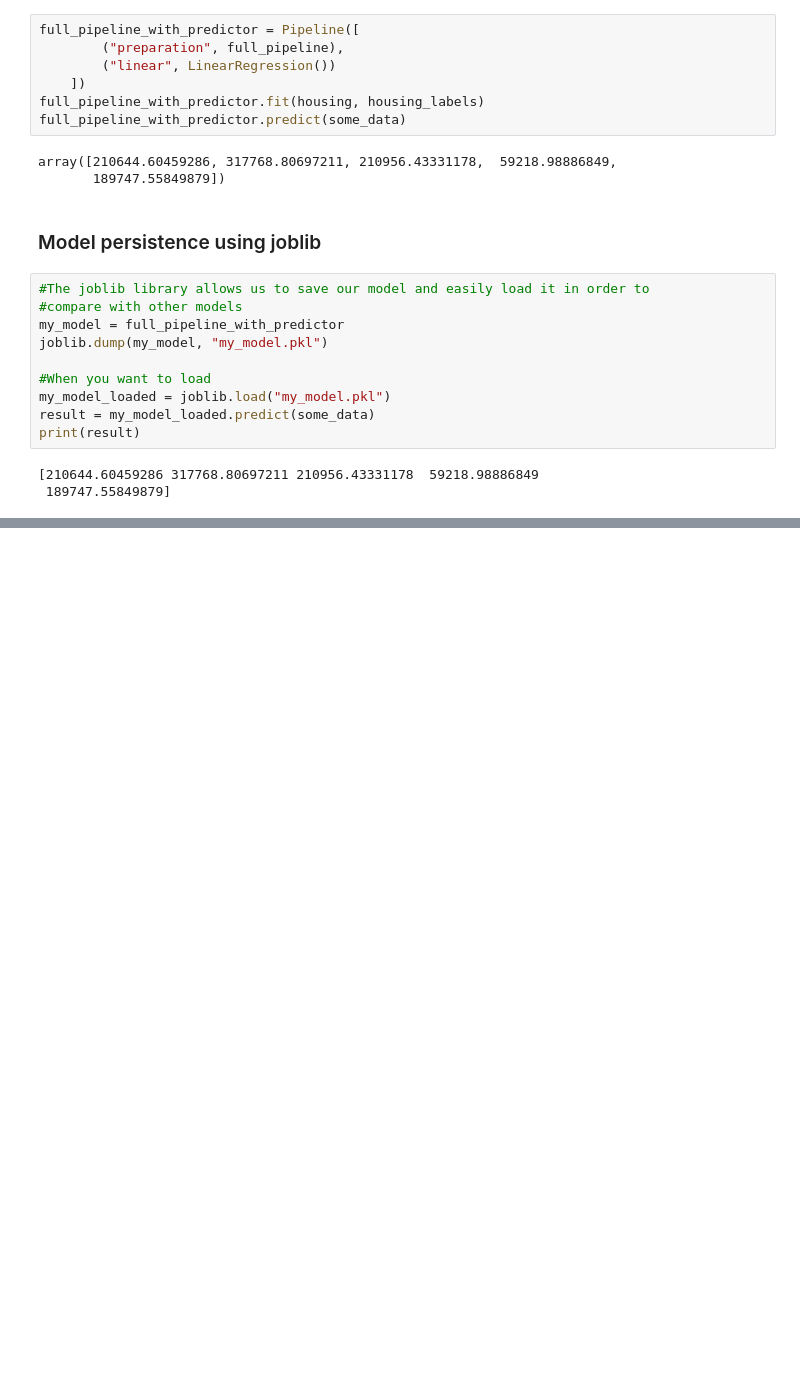
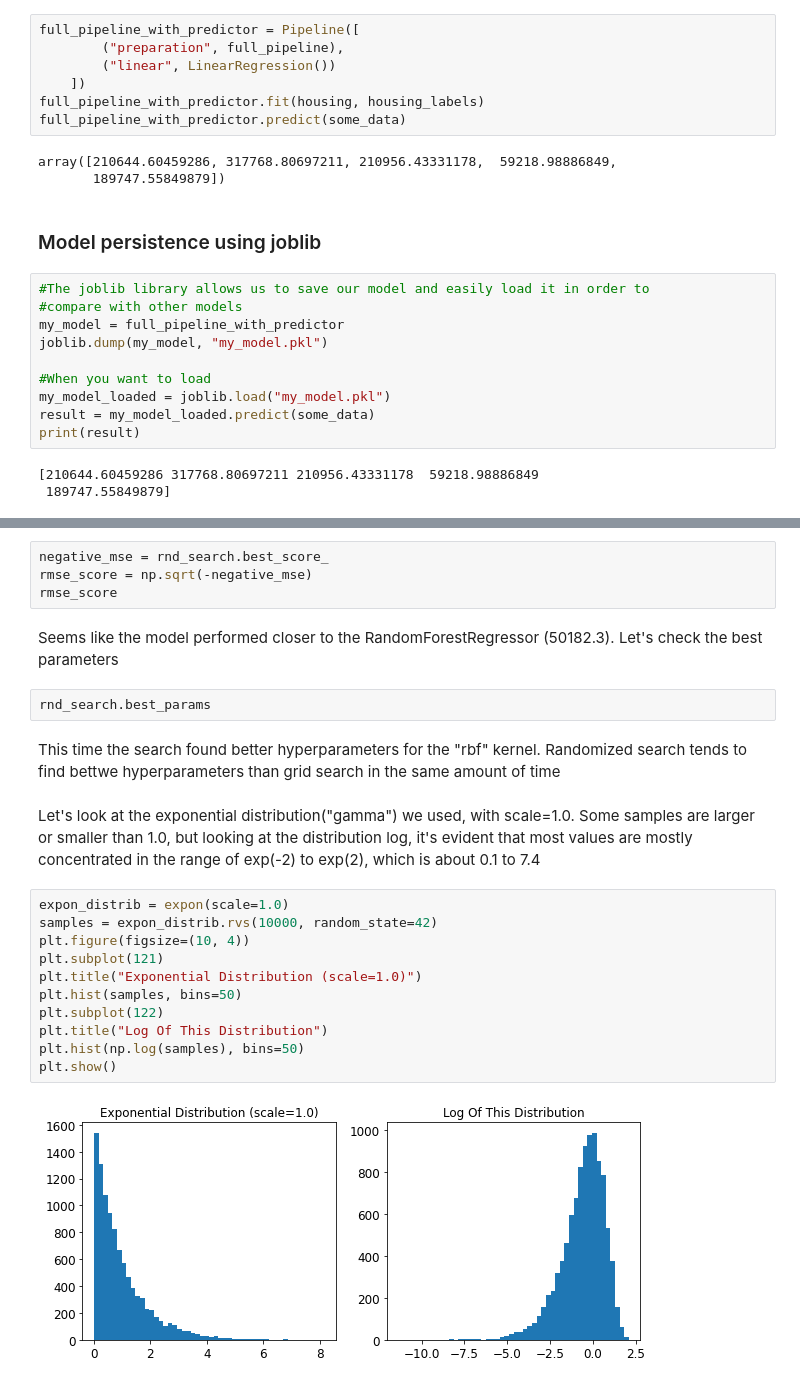
Before and after one commit to MarkJasonE/HandsOnML-CaliforniaHousing-Exercise, a Jupyter notebook: Housing.ipynb, the cells around one changed output, grey strips where cells are left out. Drawn from its saved outputs; the diff is of its cells as text; blank space fills up the shorter version.

```diff
--- a/Housing.ipynb
+++ b/Housing.ipynb
@@ -973,0 +1122,25 @@ print(result)
+# %%
+negative_mse = rnd_search.best_score_
+rmse_score = np.sqrt(-negative_mse)
+rmse_score
+# %% [markdown]
+Seems like the model performed closer to the RandomForestRegressor (50182.3). Let's check the best parameters
+# %%
+rnd_search.best_params
+# %% [markdown]
+This time the search found better hyperparameters for the "rbf" kernel. Randomized search tends to find bettwe hyperparameters than grid search in the same amount of time
+# %% [markdown]
+Let's look at the exponential distribution("gamma") we used, with scale=1.0. Some samples are larger or smaller than 1.0, but looking at the distribution log, it's evident that most values are mostly concentrated in the range of exp(-2) to exp(2), which is about 0.1 to 7.4
+# %%
+expon_distrib = expon(scale=1.0)
+samples = expon_distrib.rvs(10000, random_state=42)
+plt.figure(figsize=(10, 4))
+plt.subplot(121)
+plt.title("Exponential Distribution (scale=1.0)")
+plt.hist(samples, bins=50)
+plt.subplot(122)
+plt.title("Log Of This Distribution")
+plt.hist(np.log(samples), bins=50)
+plt.show()
+# %% [output]
+[figure, added]
```
Also changed, not shown: parts of 50 cells of this notebook.
